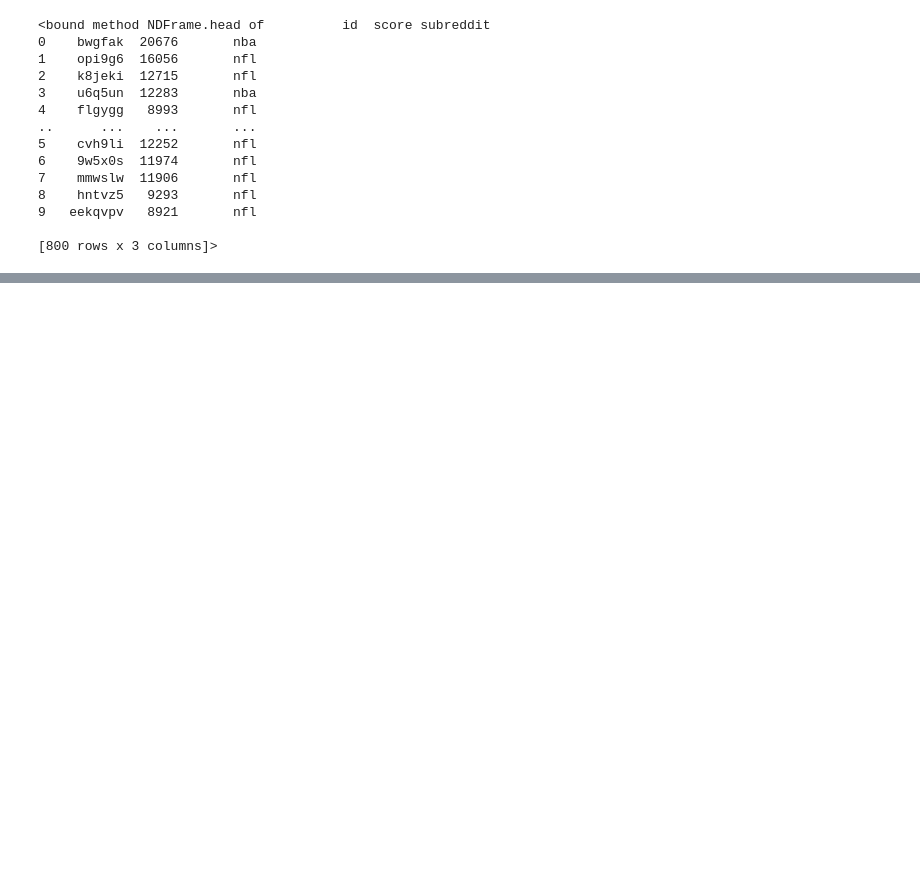
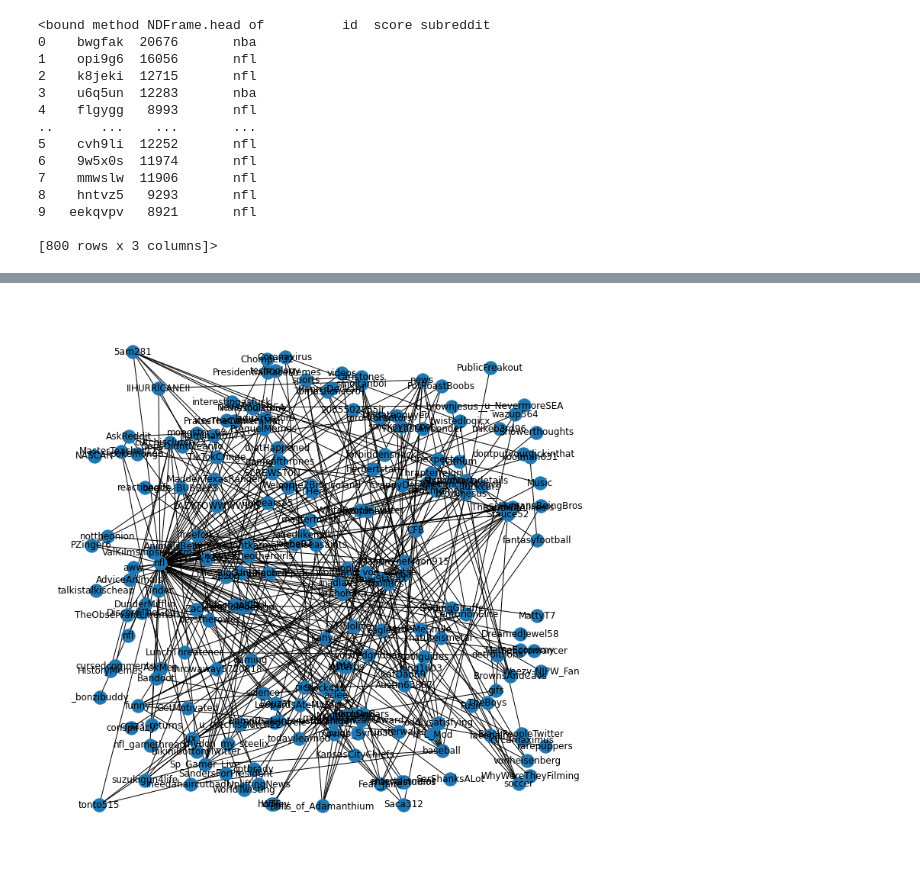
Before and after one commit to JacobElder/Reddit-SNA, a Jupyter notebook: NFL/NFL_SNA.ipynb, the cells around one changed output, grey strips where cells are left out. Cells and saved outputs as stored; diff of their text form; code cells hidden in the pictures; blank space fills up the shorter version.

```diff
--- a/NFL/NFL_SNA.ipynb
+++ b/NFL/NFL_SNA.ipynb
@@ -194,0 +231,5 @@ ax.set_ylabel("Number of posts")
+# %%
+
+
+nx_df = authors_df[["author","subreddit"]]
+g = nx.from_pandas_edgelist(nx_df, source='author', target='subreddit')
@@ -194,0 +291,6 @@ ax.set_ylabel("Number of posts")
+# %%
+from matplotlib.pyplot import figure
+figure(figsize=(10, 10))
+nx.draw_random(g, with_labels=True)
+# %% [output]
+[figure, added]
```
Also changed, not shown: parts of 14 cells of this notebook.
